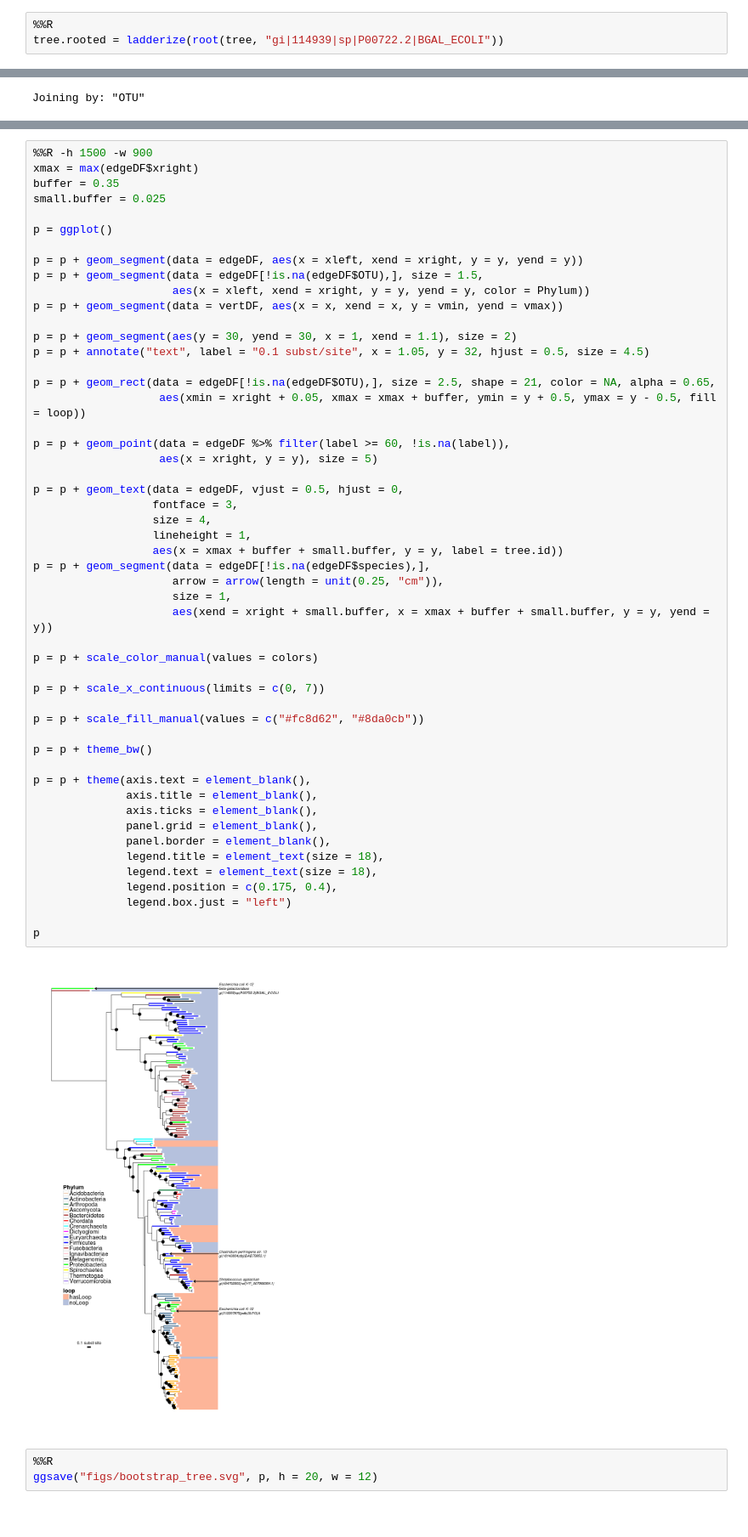
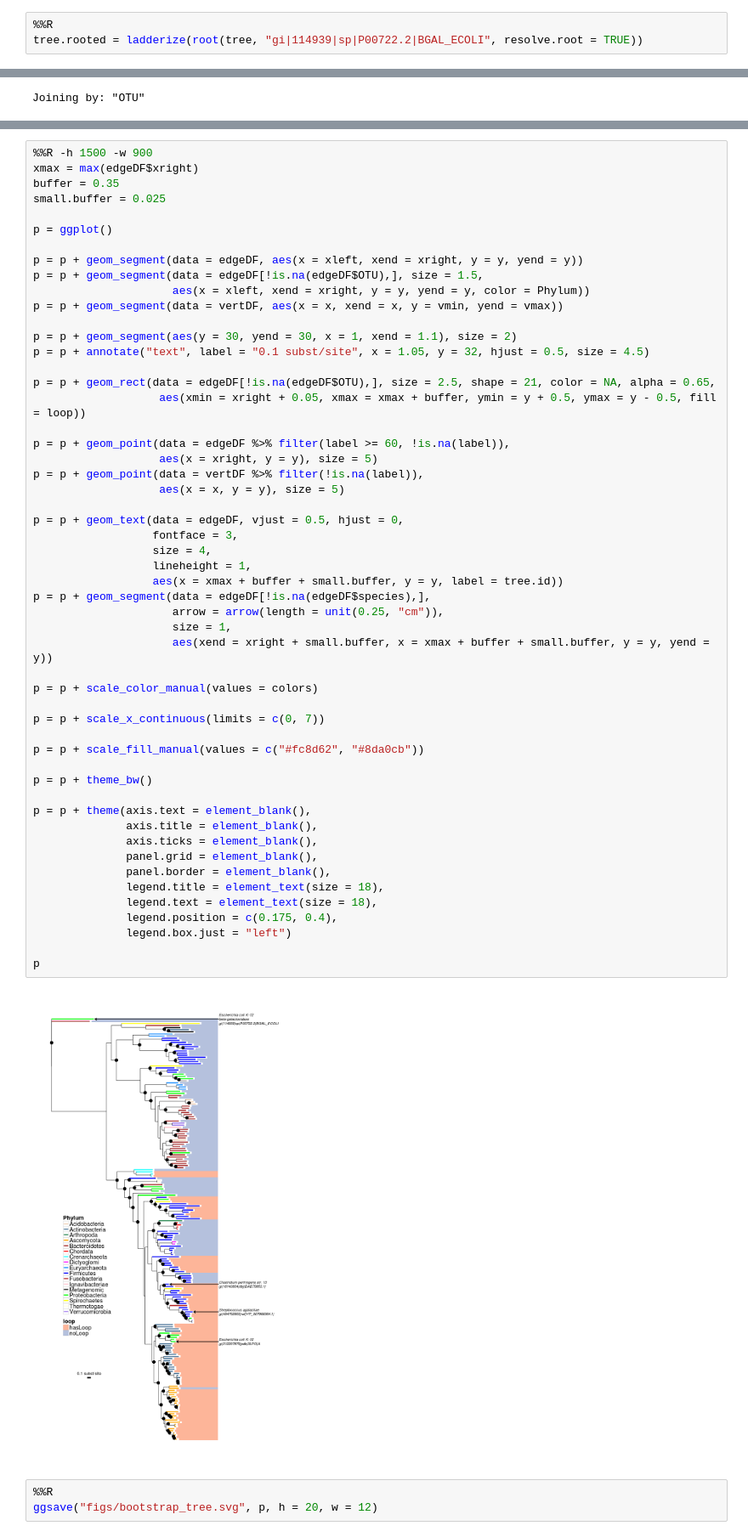
Before and after one commit to chuckpr/loop_tree, a Jupyter notebook: ggplot2_w_boostrap_scale.ipynb, the cells around one changed output, grey strips where cells are left out. Shown: that part at 85% size. Saved outputs shown, nothing was run; the diff lists cells and outputs as text.

Commit message:
dot at root and color change for eury

```diff
--- a/ggplot2_w_boostrap_scale.ipynb
+++ b/ggplot2_w_boostrap_scale.ipynb
@@ -26,7 +23,7 @@ The following objects are masked from ‘package:base’:
 tree = read.tree("Final1031.8.forBoot.phylip_phyml_tree.txt")
 # %%
 %%R
-tree.rooted = ladderize(root(tree, "gi|114939|sp|P00722.2|BGAL_ECOLI"))
+tree.rooted = ladderize(root(tree, "gi|114939|sp|P00722.2|BGAL_ECOLI", resolve.root = TRUE))
 # %%
 %%R
 tree_dfs = phyloseq:::tree_layout(tree.rooted)
@@ -97,38 +115,40 @@ p = p + geom_rect(data = edgeDF[!is.na(edgeDF$OTU),], size = 2.5, shape = 21, co
 
 p = p + geom_point(data = edgeDF %>% filter(label >= 60, !is.na(label)),
                    aes(x = xright, y = y), size = 5)
+p = p + geom_point(data = vertDF %>% filter(!is.na(label)),
+                   aes(x = x, y = y), size = 5)
 
 p = p + geom_text(data = edgeDF, vjust = 0.5, hjust = 0,
                   fontface = 3,
                   size = 4,
                   lineheight = 1,
                   aes(x = xmax + buffer + small.buffer, y = y, label = tree.id))
 p = p + geom_segment(data = edgeDF[!is.na(edgeDF$species),],
                      arrow = arrow(length = unit(0.25, "cm")),
                      size = 1,
                      aes(xend = xright + small.buffer, x = xmax + buffer + small.buffer, y = y, yend = y))
 
 p = p + scale_color_manual(values = colors)
 
 p = p + scale_x_continuous(limits = c(0, 7))
 
 p = p + scale_fill_manual(values = c("#fc8d62", "#8da0cb"))
 
 p = p + theme_bw()
 
 p = p + theme(axis.text = element_blank(),
               axis.title = element_blank(),
               axis.ticks = element_blank(),
               panel.grid = element_blank(),
               panel.border = element_blank(),
               legend.title = element_text(size = 18),
               legend.text = element_text(size = 18),
               legend.position = c(0.175, 0.4),
               legend.box.just = "left")
 
 p
 # %% [output]
-[figure, old version]
+[figure, new version]
 # %%
 %%R
 ggsave("figs/bootstrap_tree.svg", p, h = 20, w = 12)
```
Also changed, not shown: parts of 4 cells of this notebook, 2 other files.
